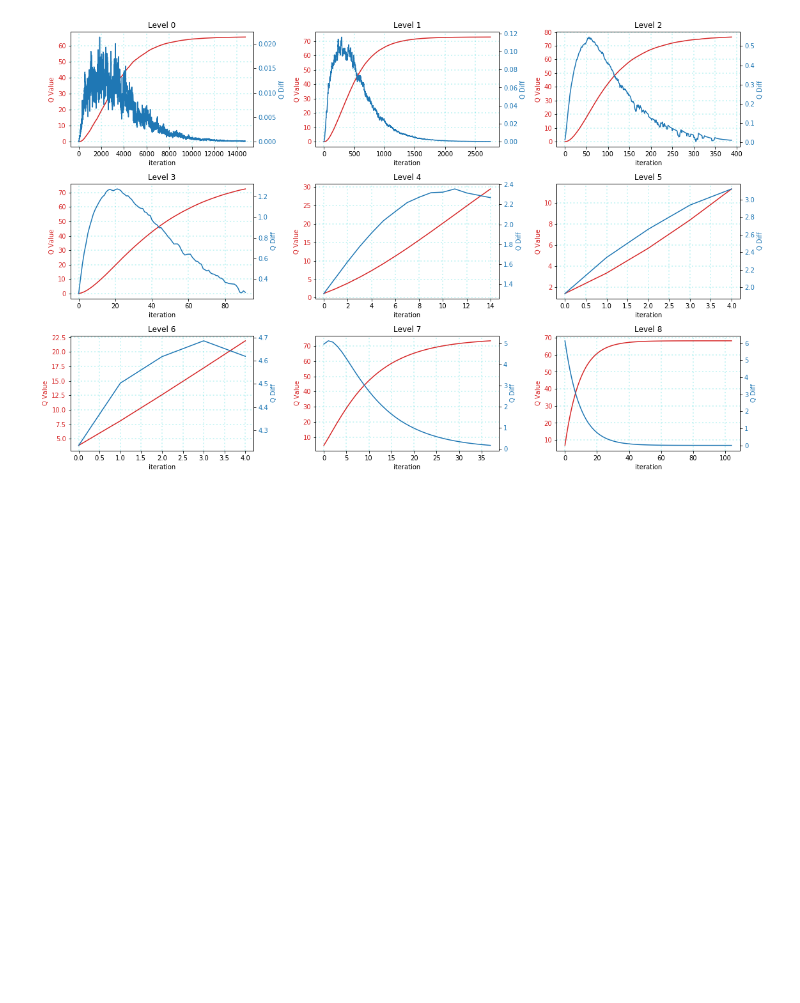
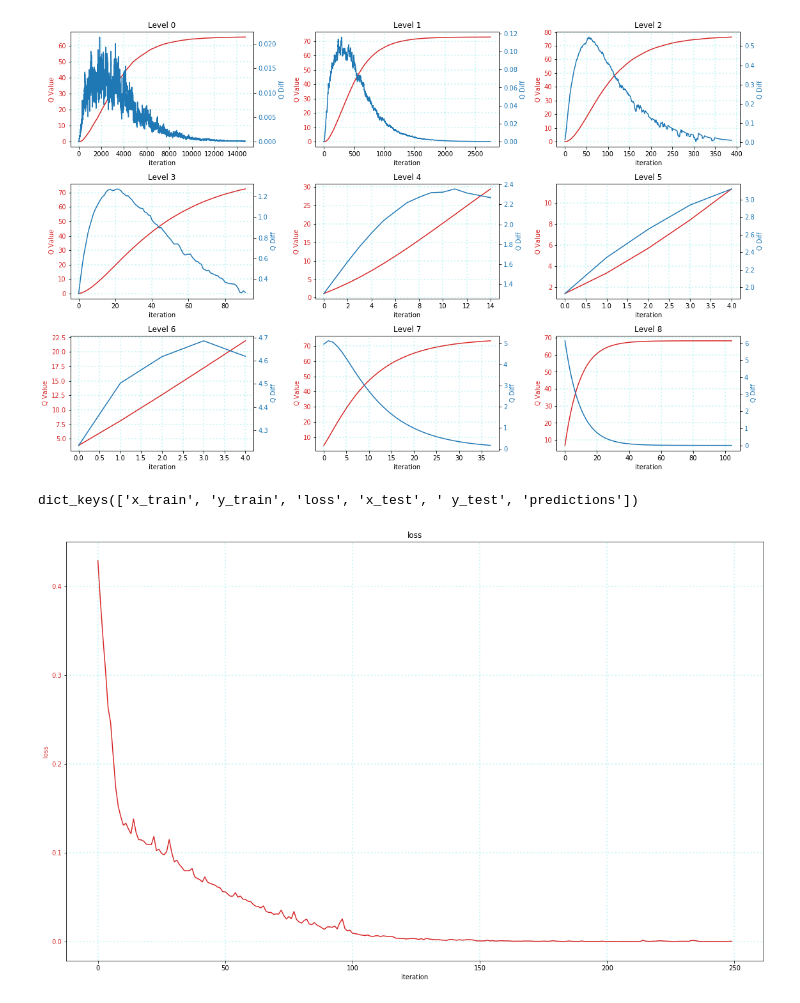
Before and after one commit to parrisma/RL-Intuition, a Jupyter notebook: src/tictactoe/experiment2/experiment2.ipynb, the cells around one changed output. Cells and saved outputs as stored; diff of their text form; code cells hidden in the pictures; blank space fills up the shorter version.

```diff
--- a/src/tictactoe/experiment2/experiment2.ipynb
+++ b/src/tictactoe/experiment2/experiment2.ipynb
@@ -11,5 +12,5 @@ from src.tictactoe.q_val.q_vals_json import QValsJson
 # %%
-x = QValsJson.load_values_from_json("..//data/q_conv_e2bd781387bd40ef893bbb05a6084ed2.json")
+x = ValsJson.load_values_from_json("..//data/q_conv_e2bd781387bd40ef893bbb05a6084ed2.json")
 # %%
 cropped = list()
 for a in x:
@@ -68,3 +69,26 @@ for i in range(3):
 plt.show()
 # %% [output]
 [figure]
+# %%
+y = ValsJson.load_values_from_json("..//data/test.json")
+# %%
+print(y.keys())
+# %% [output]
+dict_keys(['x_train', 'y_train', 'loss', 'x_test', ' y_test', 'predictions'])
+# %%
+def plot_loss(loss, ax1):
+    ax1_color = 'tab:red'
+    ax1.set_title("loss")
+    ax1.set_xlabel('iteration')
+    ax1.set_ylabel('loss', color=ax1_color)
+    ax1.plot(loss, color=ax1_color)
+    ax1.tick_params(axis='y', labelcolor=ax1_color)
+    ax1.grid(b=True, color='DarkTurquoise', alpha=0.2, linestyle=':', linewidth=2)
+    return
+# %%
+plt.rcParams['figure.figsize'] = [40/2.54, 25/2.54]
+fig, ax = plt.subplots(ncols=1, nrows=1, constrained_layout=True)
+plot_loss(y['loss'], ax)
+plt.show()
+# %% [output]
+[figure, added]
```
Also changed, not shown: parts of 6 cells of this notebook, 17 other files.
